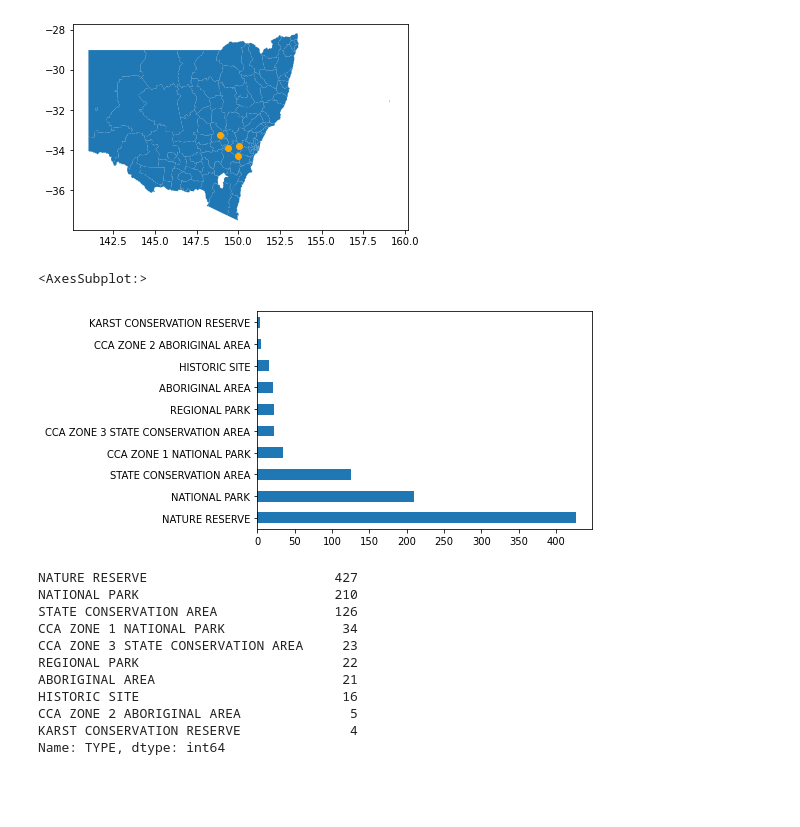
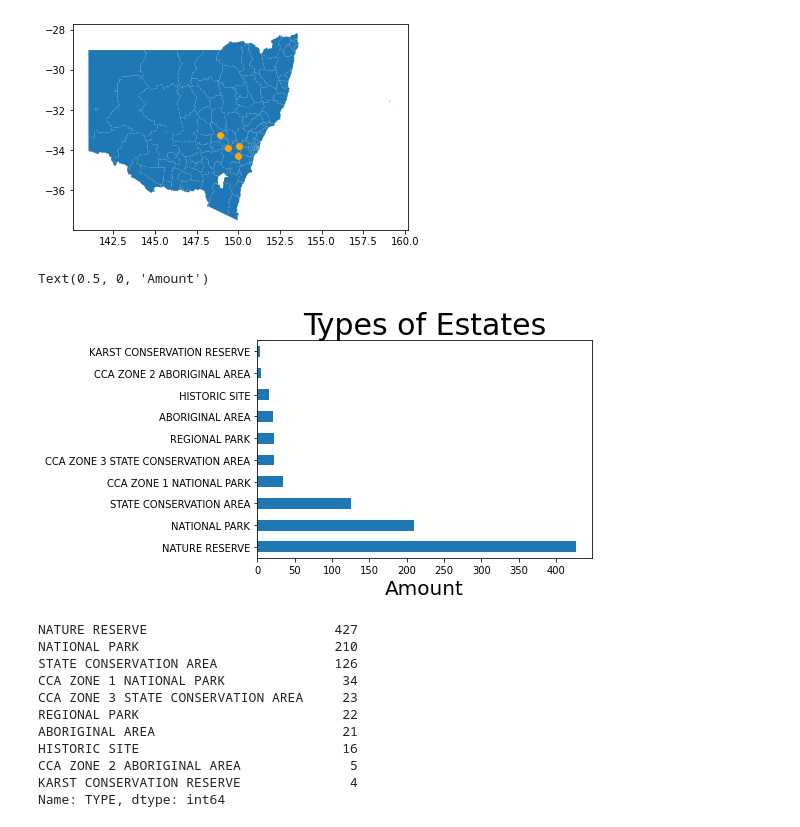
Before and after one commit to AlXu111/NationalParks, a Jupyter notebook: dataproject.ipynb, the cells around one changed output. Saved outputs shown, nothing was run; the diff lists cells and outputs as text; code cells hidden in the pictures; blank space fills up the shorter version.

```diff
--- a/dataproject.ipynb
+++ b/dataproject.ipynb
@@ -87,9 +106,11 @@ parks[karst_geos].centroid.plot(ax = ax, color = "orange")
 [figure]
 # %%
 df["TYPE"].value_counts().plot(kind = "barh")
+plt.title("Types of Estates", fontsize = 30)
+plt.xlabel("Amount", fontsize = 20)
 # %% [output]
-<AxesSubplot:>
+Text(0.5, 0, 'Amount')
-[figure, old version]
+[figure, new version]
 # %%
 df["TYPE"].value_counts()
 # %% [output]
```
Also changed, not shown: parts of 13 cells of this notebook.
